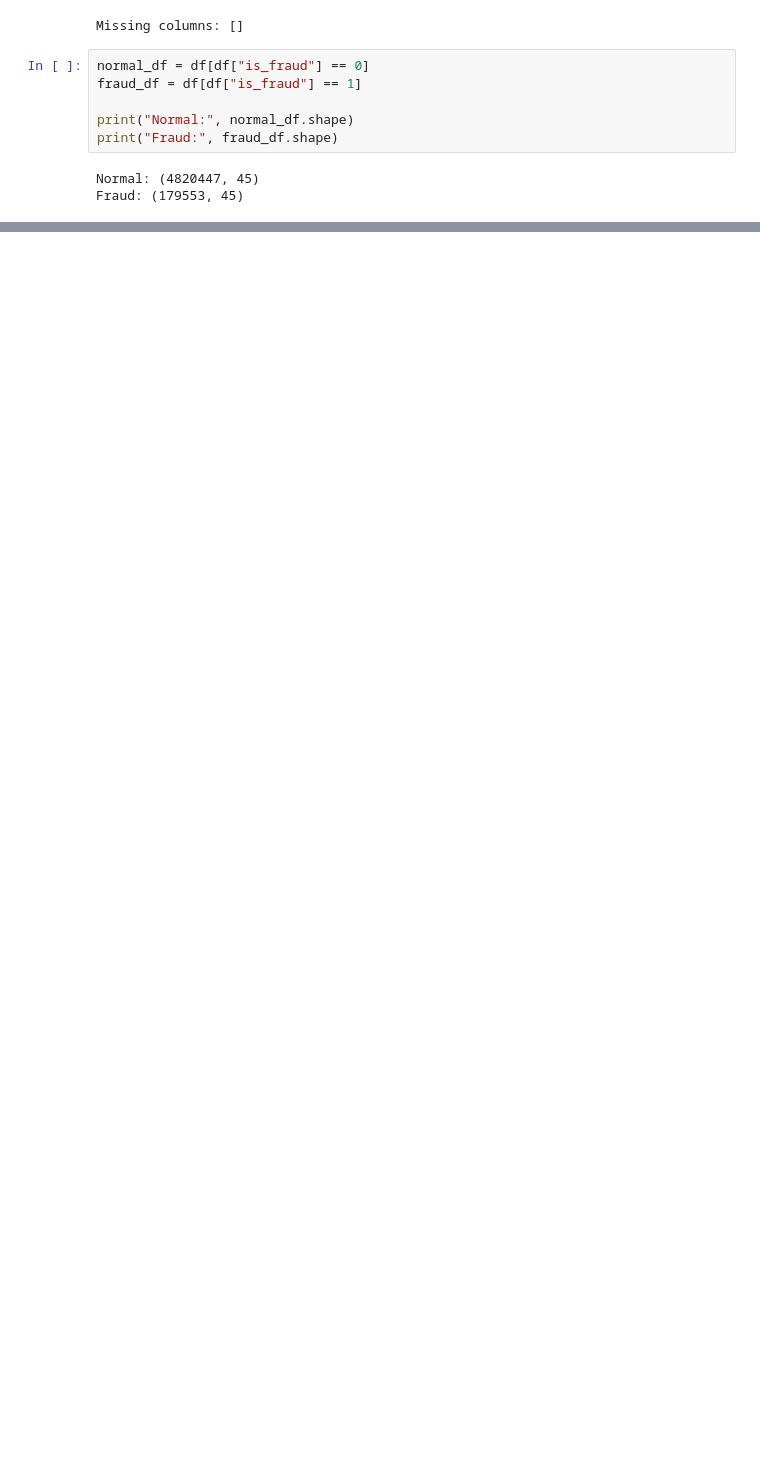
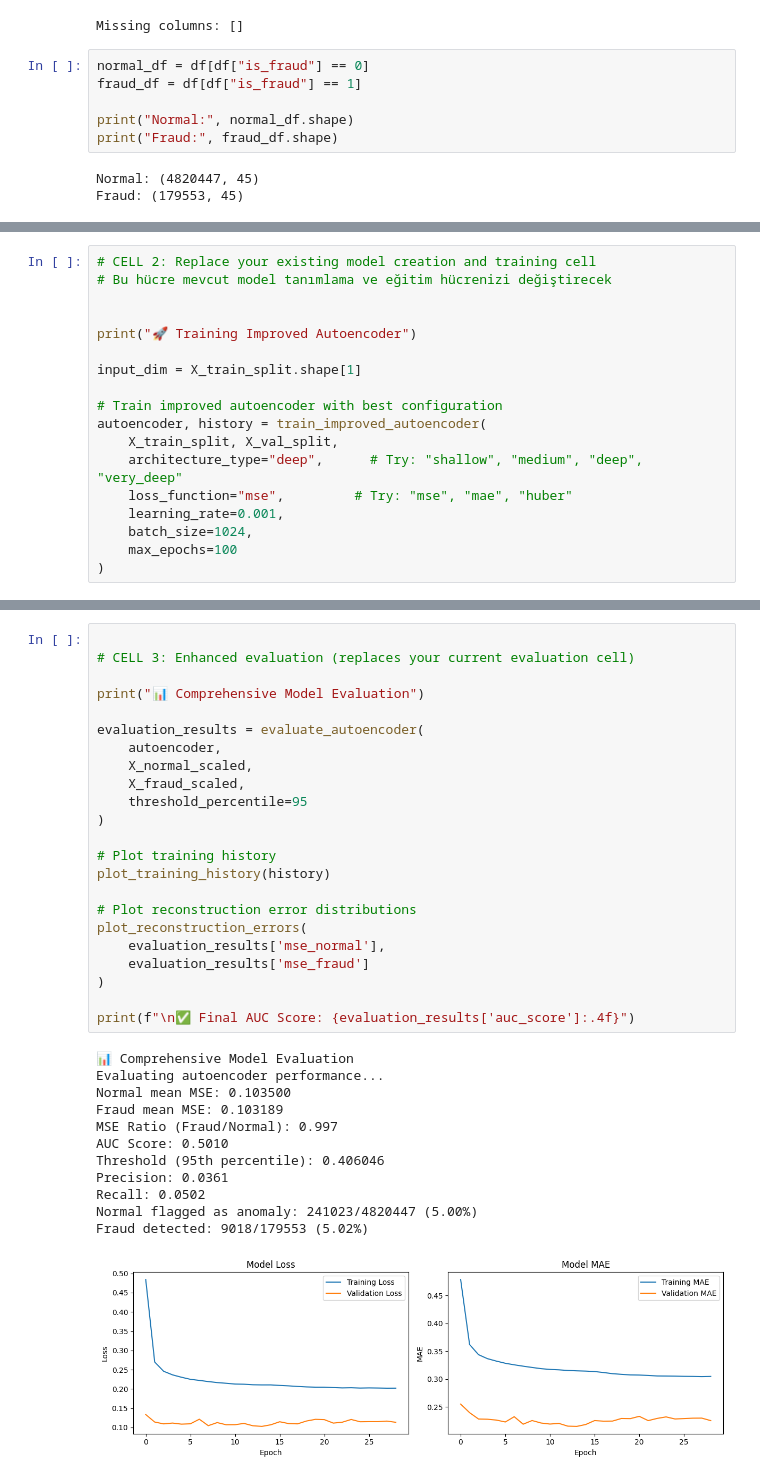
Before and after one commit to mustafaberberler/fraud-detection, a Jupyter notebook: src/ml/train_ae.ipynb, the cells around one changed output, grey strips where cells are left out. Drawn from its saved outputs; the diff is of its cells as text; blank space fills up the shorter version.

Commit message:
train_ae and train_lightgbm are updated

```diff
--- a/src/ml/train_ae.ipynb
+++ b/src/ml/train_ae.ipynb
@@ -111,0 +456,18 @@ Val: (100000, 14)
+# %%
+# CELL 2: Replace your existing model creation and training cell
+# Bu hücre mevcut model tanımlama ve eğitim hücrenizi değiştirecek
+
+
+print("🚀 Training Improved Autoencoder")
+
+input_dim = X_train_split.shape[1]
+
+# Train improved autoencoder with best configuration
+autoencoder, history = train_improved_autoencoder(
+    X_train_split, X_val_split,
+    architecture_type="deep",      # Try: "shallow", "medium", "deep", "very_deep"
+    loss_function="mse",         # Try: "mse", "mae", "huber"
+    learning_rate=0.001,
+    batch_size=1024,
+    max_epochs=100
+)
@@ -111,0 +515,36 @@ Val: (100000, 14)
+# %%
+
+# CELL 3: Enhanced evaluation (replaces your current evaluation cell)
+
+print("📊 Comprehensive Model Evaluation")
+
+evaluation_results = evaluate_autoencoder(
+    autoencoder,
+    X_normal_scaled,
+    X_fraud_scaled,
+    threshold_percentile=95
+)
+
+# Plot training history
+plot_training_history(history)
+
+# Plot reconstruction error distributions
+plot_reconstruction_errors(
+    evaluation_results['mse_normal'],
+    evaluation_results['mse_fraud']
+)
+
+print(f"\n✅ Final AUC Score: {evaluation_results['auc_score']:.4f}")
+# %% [output]
+📊 Comprehensive Model Evaluation
+Evaluating autoencoder performance...
+Normal mean MSE: 0.103500
+Fraud mean MSE: 0.103189
+MSE Ratio (Fraud/Normal): 0.997
+AUC Score: 0.5010
+Threshold (95th percentile): 0.406046
+Precision: 0.0361
+Recall: 0.0502
+Normal flagged as anomaly: 241023/4820447 (5.00%)
+Fraud detected: 9018/179553 (5.02%)
+[figure, added]
```
Also changed, not shown: parts of 21 cells of this notebook, 2 other files.
